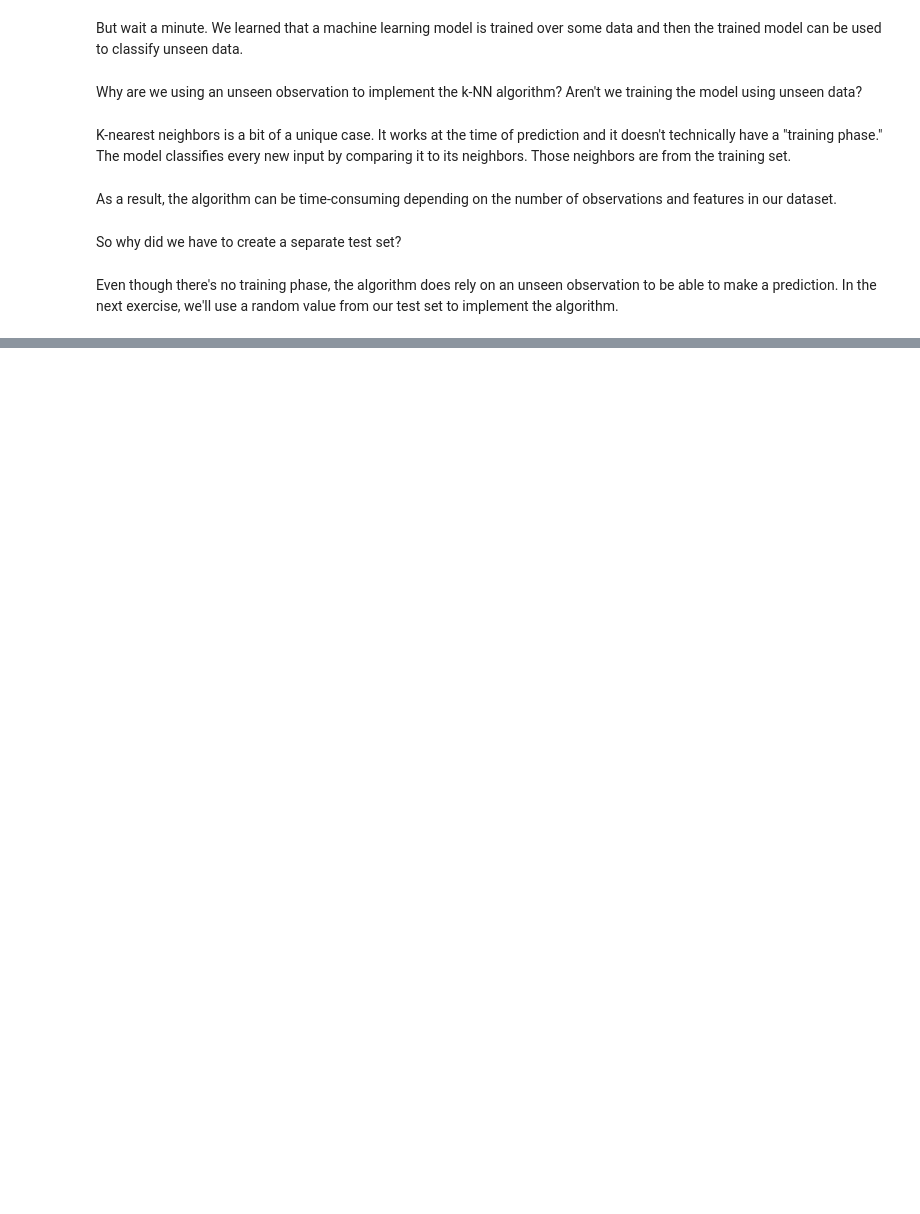
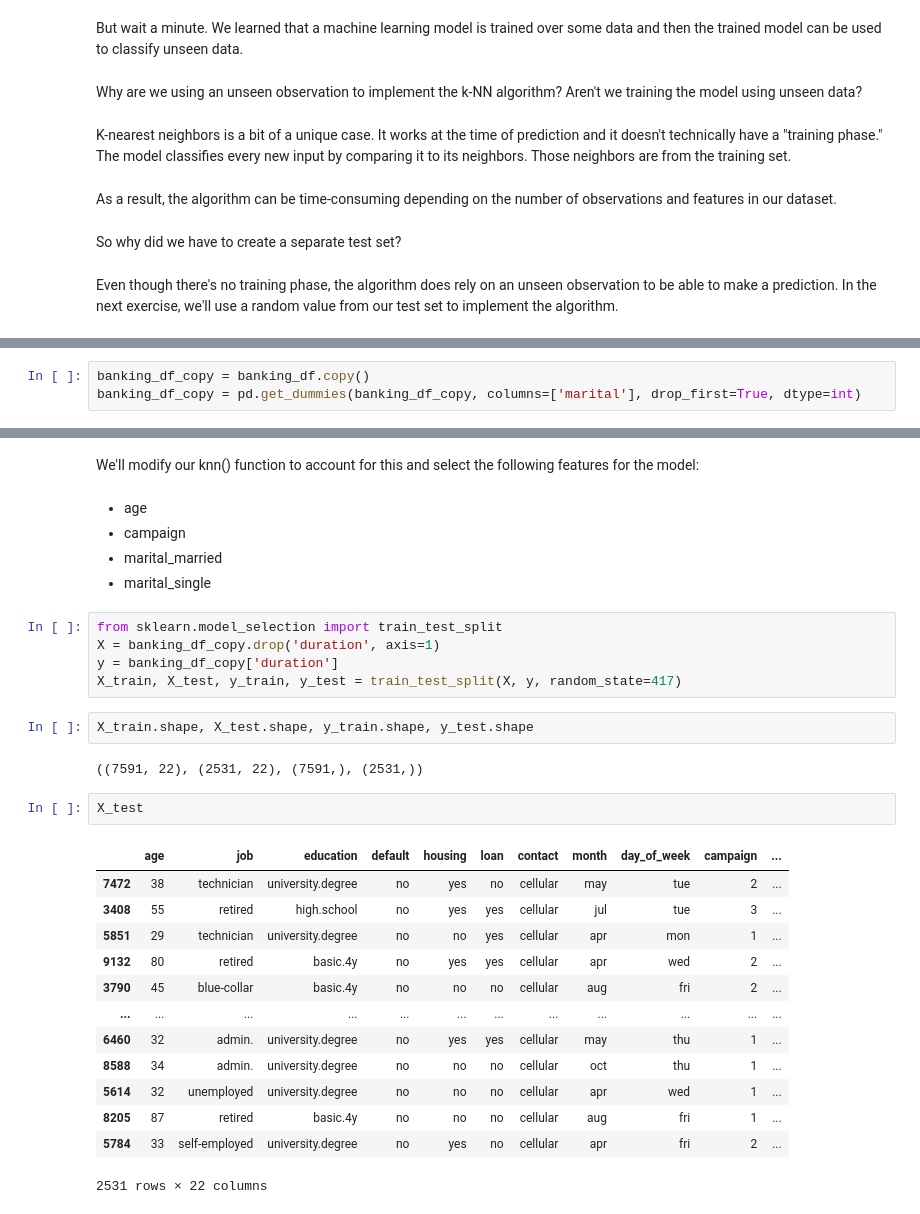
Before and after one commit to Sunday-Okey/Data-Scientist-in-Python, a Jupyter notebook: Machine Learning In Python/Supervised Machine Learning/K-Nearest Neighbors.ipynb, the cells around one changed output, grey strips where cells are left out. Saved outputs shown, nothing was run; the diff lists cells and outputs as text; blank space fills up the shorter version.

```diff
--- a/Machine Learning In Python/Supervised Machine Learning/K-Nearest Neighbors.ipynb
+++ b/Machine Learning In Python/Supervised Machine Learning/K-Nearest Neighbors.ipynb
@@ -314,0 +375,3 @@ Name: y, dtype: int64
+# %%
+banking_df_copy = banking_df.copy()
+banking_df_copy = pd.get_dummies(banking_df_copy, columns=['marital'], drop_first=True, dtype=int)
@@ -314,0 +390,32 @@ Name: y, dtype: int64
+# %% [markdown]
+We'll modify our knn() function to account for this and select the following features for the model:
+# %% [markdown]
+- age
+- campaign
+- marital_married
+- marital_single
+# %%
+from sklearn.model_selection import train_test_split
+X = banking_df_copy.drop('duration', axis=1)
+y = banking_df_copy['duration']
+X_train, X_test, y_train, y_test = train_test_split(X, y, random_state=417)
+# %%
+X_train.shape, X_test.shape, y_train.shape, y_test.shape
+# %% [output]
+((7591, 22), (2531, 22), (7591,), (2531,))
+# %%
+X_test
+# %% [output]
+|  | age | job | education | default | housing | loan | contact | month | day_of_week | campaign | ... |
+| 7472 | 38 | technician | university.degree | no | yes | no | cellular | may | tue | 2 | ... |
+| 3408 | 55 | retired | high.school | no | yes | yes | cellular | jul | tue | 3 | ... |
+| 5851 | 29 | technician | university.degree | no | no | yes | cellular | apr | mon | 1 | ... |
+| 9132 | 80 | retired | basic.4y | no | yes | yes | cellular | apr | wed | 2 | ... |
+| 3790 | 45 | blue-collar | basic.4y | no | no | no | cellular | aug | fri | 2 | ... |
+| ... | ... | ... | ... | ... | ... | ... | ... | ... | ... | ... | ... |
+| 6460 | 32 | admin. | university.degree | no | yes | yes | cellular | may | thu | 1 | ... |
+| 8588 | 34 | admin. | university.degree | no | no | no | cellular | oct | thu | 1 | ... |
+| 5614 | 32 | unemployed | university.degree | no | no | no | cellular | apr | wed | 1 | ... |
+| 8205 | 87 | retired | basic.4y | no | no | no | cellular | aug | fri | 1 | ... |
+| 5784 | 33 | self-employed | university.degree | no | yes | no | cellular | apr | fri | 2 | ... |
+2531 rows × 22 columns
```
Also changed, not shown: parts of 44 cells of this notebook.
